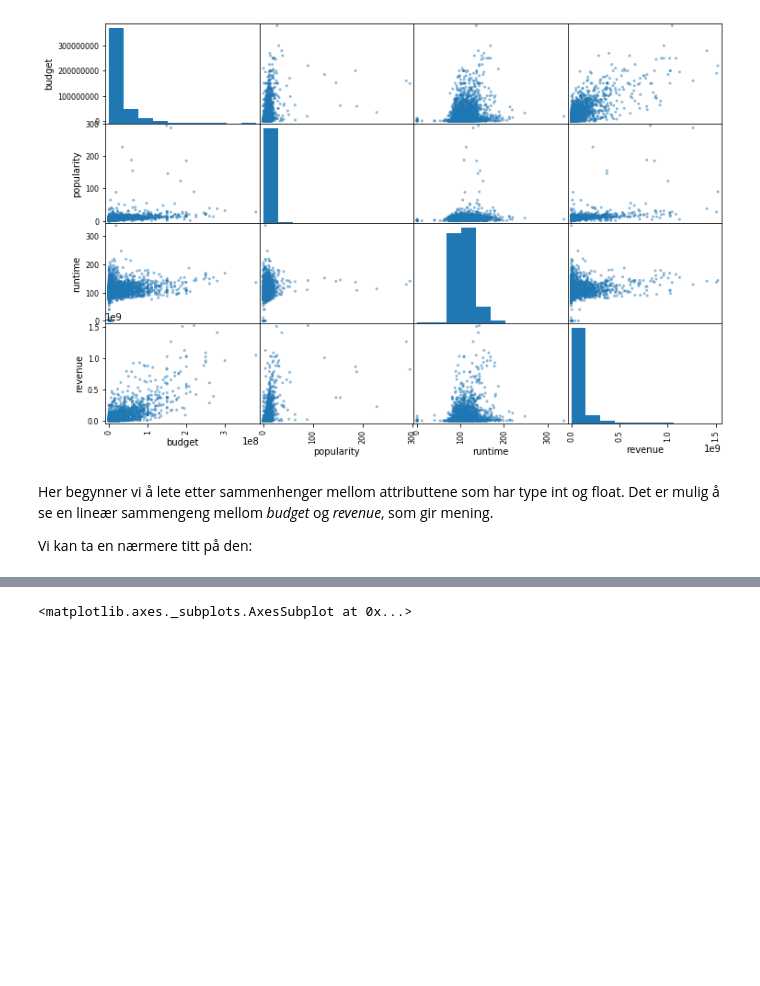
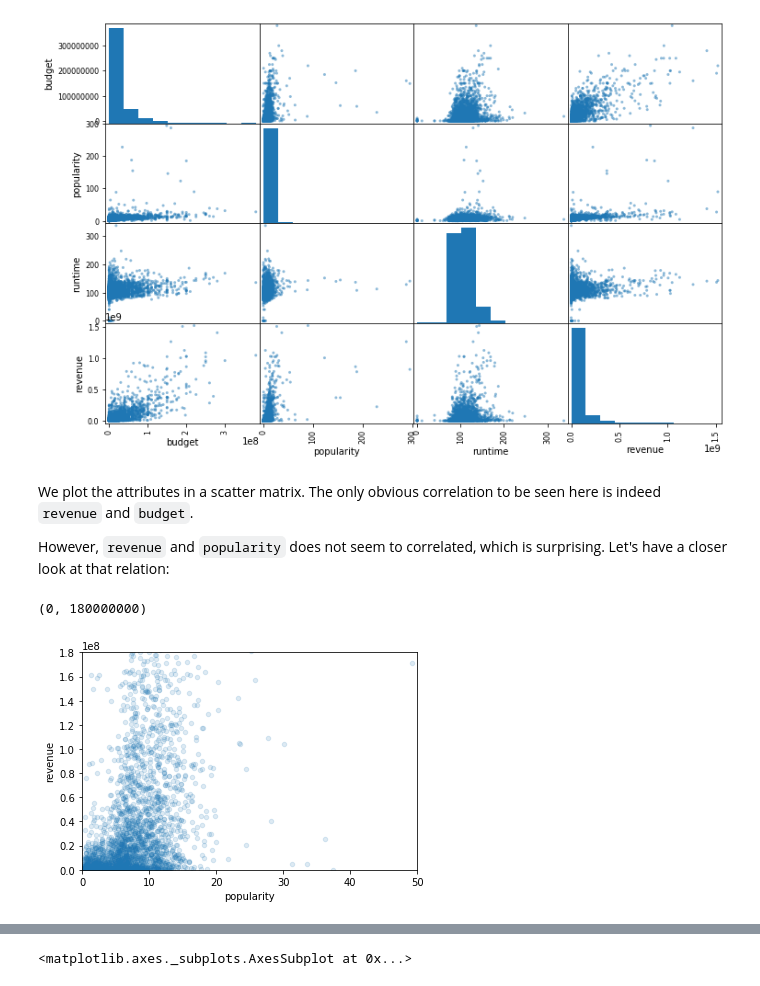
Before and after one commit to jhoffis/Oblig2, a Jupyter notebook: Jostein.ipynb, the cells around one changed output, grey strips where cells are left out. Cells and saved outputs as stored; diff of their text form; code cells hidden in the pictures; blank space fills up the shorter version.

```diff
--- a/Jostein.ipynb
+++ b/Jostein.ipynb
@@ -111,7 +108,14 @@ array([[<matplotlib.axes._subplots.AxesSubplot object at 0x...>,
         <matplotlib.axes._subplots.AxesSubplot object at 0x...>]],
       dtype=object)
 [figure]
-# %% [markdown]
-Her begynner vi å lete etter sammenhenger mellom attributtene som har type int og float. Det er mulig å se en lineær sammengeng mellom *budget* og *revenue*, som gir mening.
-
-Vi kan ta en nærmere titt på den:
+# %% [markdown]
+We plot the attributes in a scatter matrix. The only obvious correlation to be seen here is indeed ``revenue`` and ``budget``.
+
+However, ``revenue`` and ``popularity`` does not seem to correlated, which is surprising. Let's have a closer look at that relation:
+# %%
+train.plot(kind="scatter", x="popularity", y="revenue", alpha=0.15)
+plt.xlim(0,50)
+plt.ylim(0,180000000)
+# %% [output]
+(0, 180000000)
+[figure, added]
```
Also changed, not shown: parts of 79 cells of this notebook, 1 other file.
